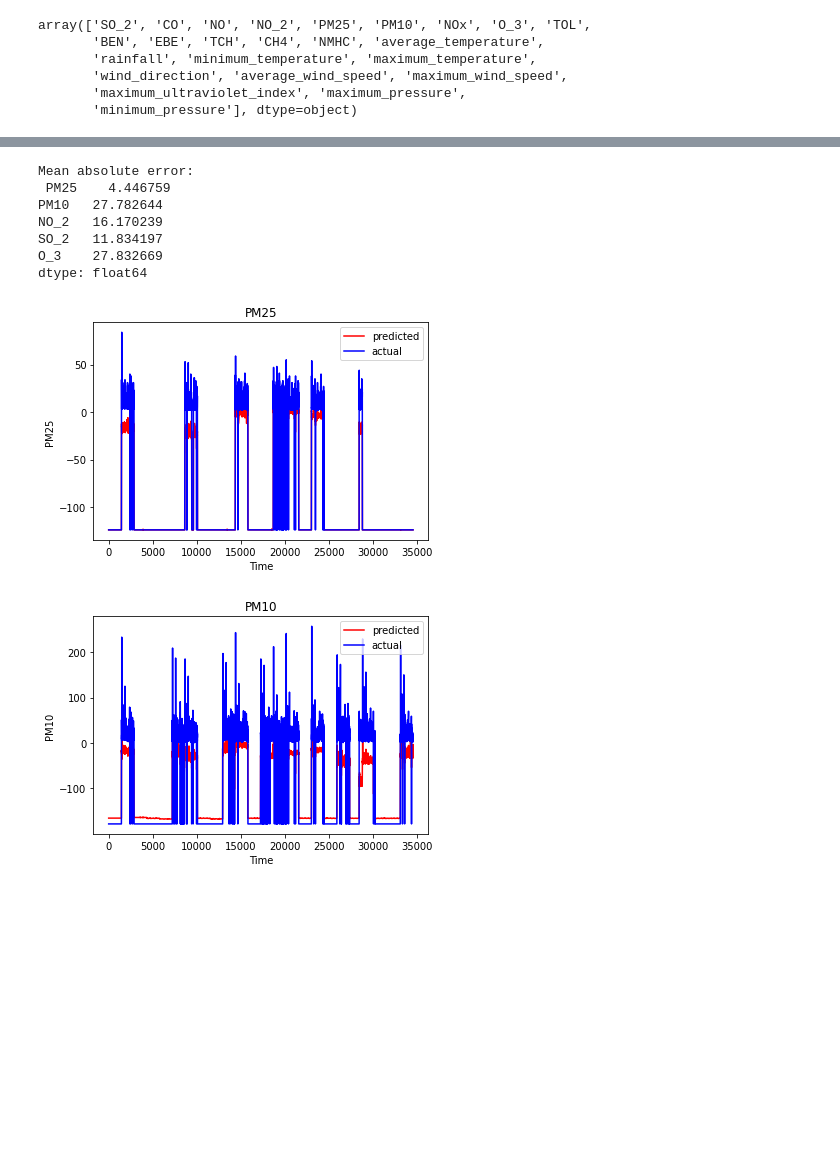
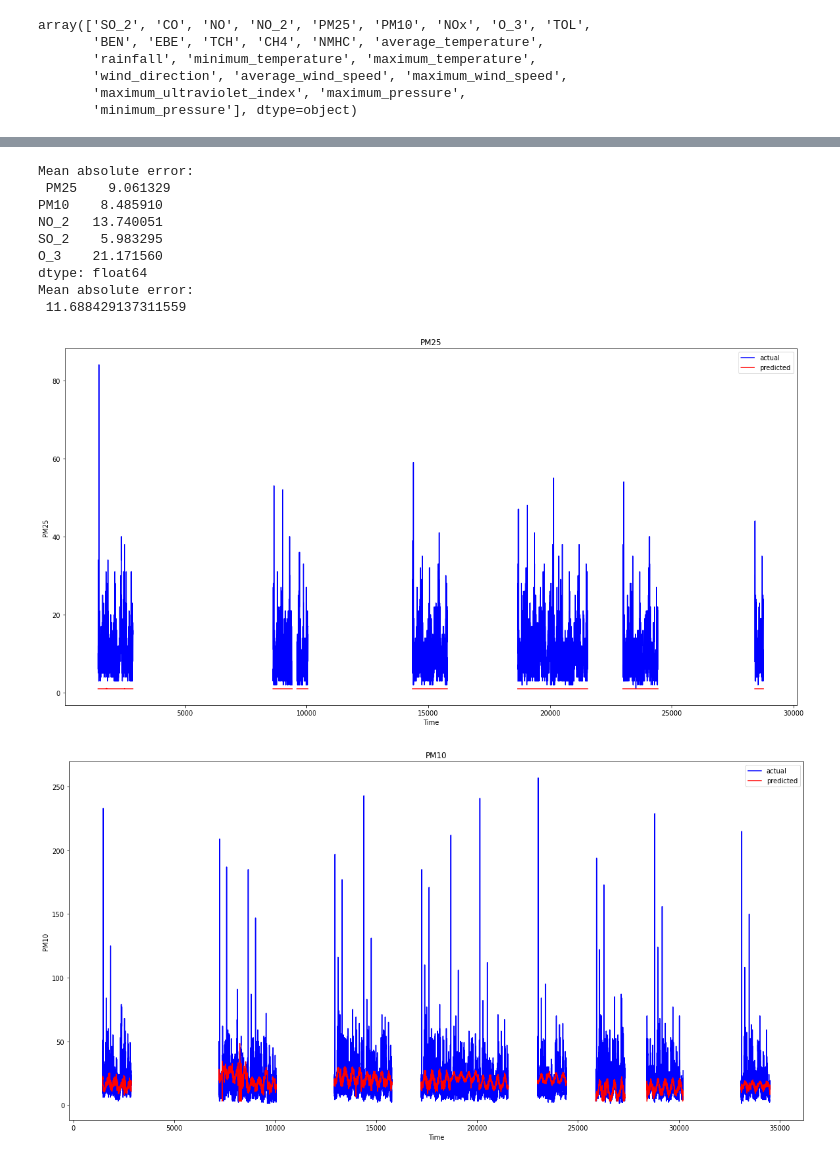
Before and after one commit to SergioSV96/aireeze, a Jupyter notebook: notebooks/predictions.ipynb, the cells around one changed output, grey strips where cells are left out. Drawn from its saved outputs; the diff is of its cells as text; code cells hidden in the pictures; blank space fills up the shorter version.

Commit message:
First LSTM model

```diff
--- a/notebooks/predictions.ipynb
+++ b/notebooks/predictions.ipynb
@@ -291,3 +293,16 @@ _________________________________________________________________
 import datetime
 # Save model with current date and time as a unique identifier, with best weights
 model.save('LSTM_all_stations_' + str(datetime.datetime.now()).replace(' ', '_').replace(':', '-').replace('.', '_') + '.h5')
+# %%
+# Import keras to load the model
+from keras.models import load_model
+import numpy as np
+
+# Load keras model from file
+model = load_model('google_LSTM_all_stations_2022-05-31_21-43-25_519495.h5')
+
+# Load numpy arrays of training and test data
+train_X = np.load('train_X.npy')
+train_Y = np.load('train_Y.npy')
+test_X = np.load('test_X.npy')
+test_Y = np.load('test_Y.npy')
@@ -333,6 +356,15 @@ inverse_transform['NO_2'] = predictions['NO_2']
 inverse_transform['SO_2'] = predictions['SO_2']
 inverse_transform['O_3'] = predictions['O_3']
 
+# Round negative values and leave the rest of the values as they are
+inverse_transform = inverse_transform.applymap(lambda x: round(x, 0) if x < 0 else x)
+
+# Count how many values are negative
+print(inverse_transform[inverse_transform < 0].count())
+
+# Replace -1 values with nan
+inverse_transform = inverse_transform.replace(-1, np.nan)
+
 inverse_transform = scaler.inverse_transform(inverse_transform)
 inverse_transform = inverse_transform.round(2)
 
@@ -363,6 +412,9 @@ test_Y_df = test_Y.reshape(test_Y.shape[0], test_Y.shape[2])
 
 # Turn the test into dataframe with the column names
 test_Y_df = pd.DataFrame(test_Y_df, columns=['PM25', 'PM10', 'NO_2', 'SO_2', 'O_3'])
+
+# If values = -1, set them to nan
+test_Y_df = test_Y_df.replace(-1, np.nan)
 
 # Create a dummy DataFrame with scaler.feature_names_in_ as the column names in order to inverse transform the data
 inverse_transform_test = pd.DataFrame(columns=scaler.feature_names_in_)
@@ -399,28 +451,36 @@ test_Y_df
 34519 rows × 5 columns
 # %%
+import matplotlib.pyplot as plt
+
 # Calculate the mean absolute error
 mae = np.mean(np.abs(predictions_df - test_Y_df))
 
 print("Mean absolute error:\n", mae)
 
+print("Mean absolute error:\n", np.mean(mae))
+
 # Plot the predicted and actual air quality data for the test data for each contaminant.
 # The predicted data is in red, the actual data is in blue.
+# Make the figure bigger to see all the data points.
 for column in predictions_df.columns:
+    plt.figure(figsize=(20,10))
+    plt.plot(test_Y_df[column], color='blue', label='actual')
     plt.plot(predictions_df[column], color='red', label='predicted')
-    plt.plot(test_Y_df[column], color='blue', label='actual')
     plt.title(column)
     plt.xlabel('Time')
     plt.ylabel(column)
     plt.legend()
     plt.show()
     plt.close()
 # %% [output]
 Mean absolute error:
- PM25    4.446759
-PM10   27.782644
-NO_2   16.170239
-SO_2   11.834197
-O_3    27.832669
+ PM25    9.061329
+PM10    8.485910
+NO_2   13.740051
+SO_2    5.983295
+O_3    21.171560
 dtype: float64
+Mean absolute error:
+ 11.688429137311559
-[figure, old version]
+[figure, new version]
-[figure, old version]
+[figure, new version]
```
Also changed, not shown: parts of 9 cells of this notebook, 2 other files.
